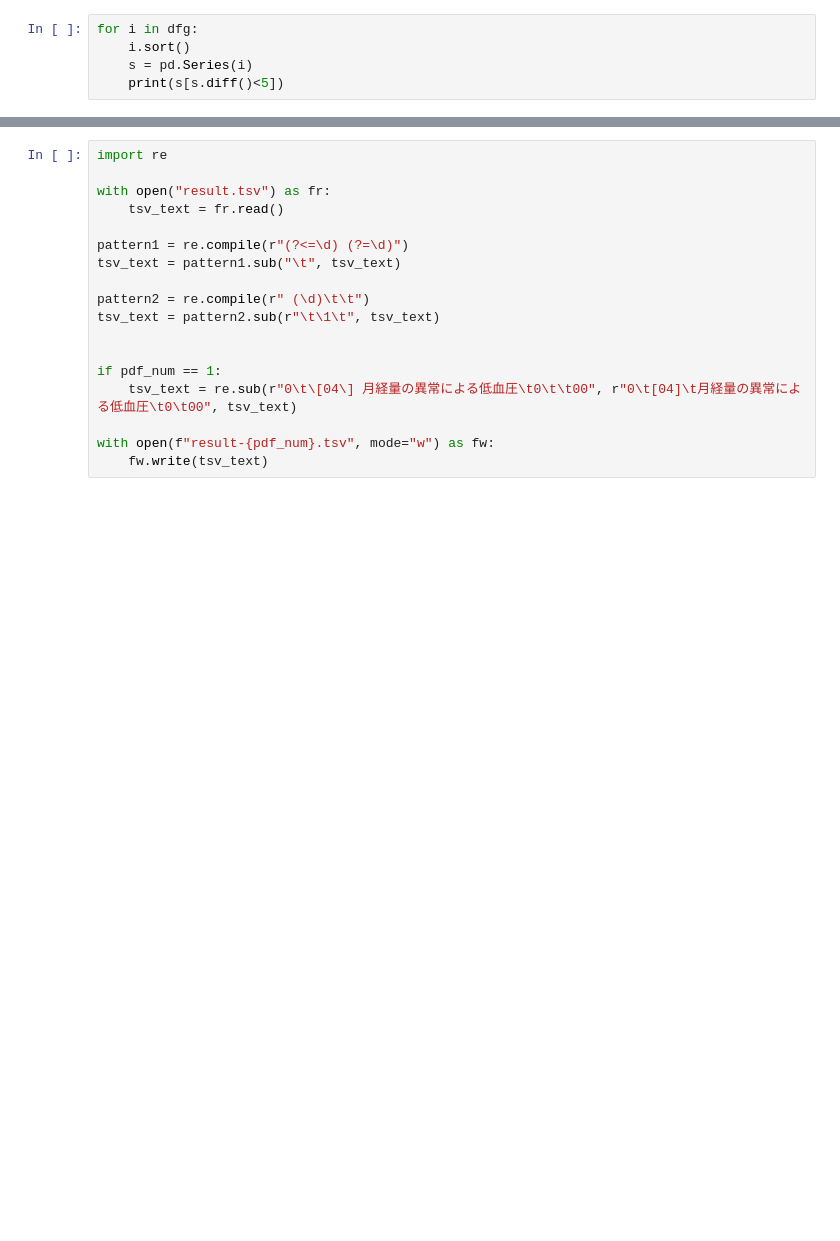
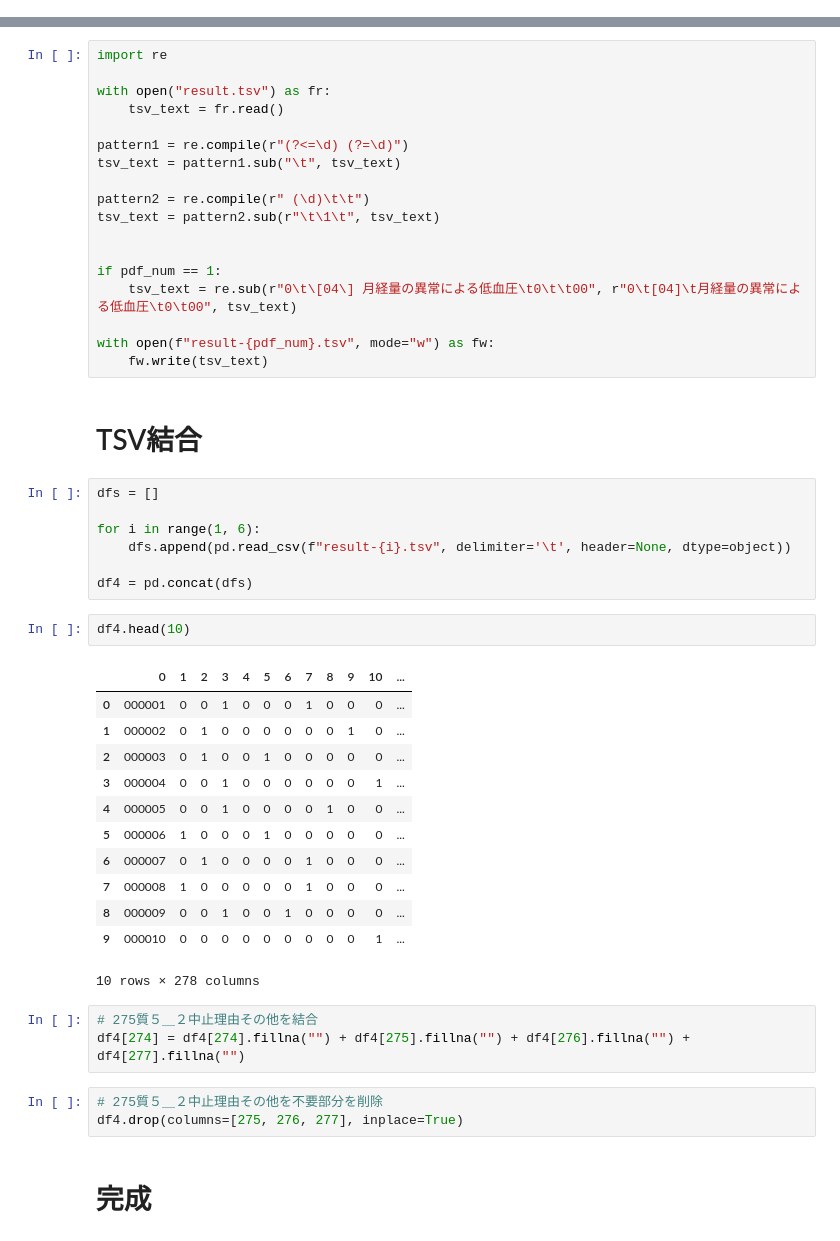
Before and after one commit to imabari/ImabariScraping, a Jupyter notebook: nagoya.ipynb, the cells around one changed output, grey strips where cells are left out. Saved outputs shown, nothing was run; the diff lists cells and outputs as text; blank space fills up the shorter version.

```diff
--- a/nagoya.ipynb
+++ b/nagoya.ipynb
@@ -253,5 +132,0 @@ Name: left, dtype: object
-# %%
-for i in dfg:
-    i.sort()
-    s = pd.Series(i)
-    print(s[s.diff()<5])
@@ -392,3 +222,35 @@ if pdf_num == 1:
 
 with open(f"result-{pdf_num}.tsv", mode="w") as fw:
     fw.write(tsv_text)
+# %% [markdown]
+# TSV結合
+# %%
+dfs = []
+
+for i in range(1, 6):
+    dfs.append(pd.read_csv(f"result-{i}.tsv", delimiter='\t', header=None, dtype=object))
+
+df4 = pd.concat(dfs)
+# %%
+df4.head(10)
+# %% [output]
+|  | 0 | 1 | 2 | 3 | 4 | 5 | 6 | 7 | 8 | 9 | 10 | ... |
+| 0 | 000001 | 0 | 0 | 1 | 0 | 0 | 0 | 1 | 0 | 0 | 0 | ... |
+| 1 | 000002 | 0 | 1 | 0 | 0 | 0 | 0 | 0 | 0 | 1 | 0 | ... |
+| 2 | 000003 | 0 | 1 | 0 | 0 | 1 | 0 | 0 | 0 | 0 | 0 | ... |
+| 3 | 000004 | 0 | 0 | 1 | 0 | 0 | 0 | 0 | 0 | 0 | 1 | ... |
+| 4 | 000005 | 0 | 0 | 1 | 0 | 0 | 0 | 0 | 1 | 0 | 0 | ... |
+| 5 | 000006 | 1 | 0 | 0 | 0 | 1 | 0 | 0 | 0 | 0 | 0 | ... |
+| 6 | 000007 | 0 | 1 | 0 | 0 | 0 | 0 | 1 | 0 | 0 | 0 | ... |
+| 7 | 000008 | 1 | 0 | 0 | 0 | 0 | 0 | 1 | 0 | 0 | 0 | ... |
+| 8 | 000009 | 0 | 0 | 1 | 0 | 0 | 1 | 0 | 0 | 0 | 0 | ... |
+| 9 | 000010 | 0 | 0 | 0 | 0 | 0 | 0 | 0 | 0 | 0 | 1 | ... |
+10 rows × 278 columns
+# %%
+# 275質５＿２中止理由その他を結合
+df4[274] = df4[274].fillna("") + df4[275].fillna("") + df4[276].fillna("") + df4[277].fillna("")
+# %%
+# 275質５＿２中止理由その他を不要部分を削除
+df4.drop(columns=[275, 276, 277], inplace=True)
+# %% [markdown]
+# 完成
```
Also changed, not shown: parts of 24 cells of this notebook.
